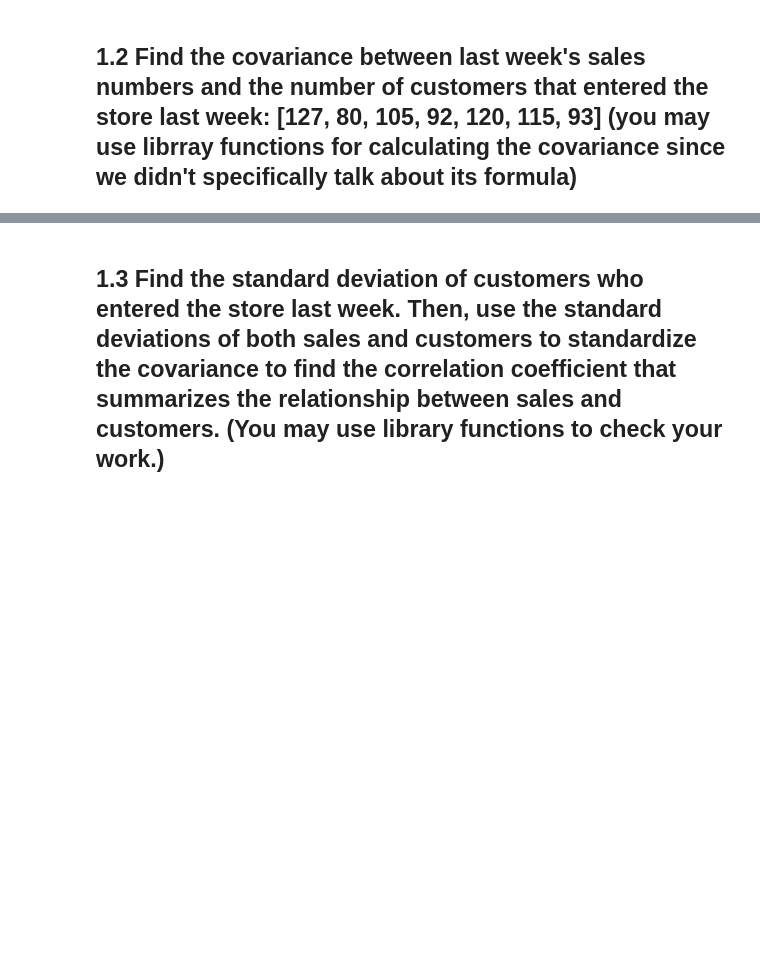
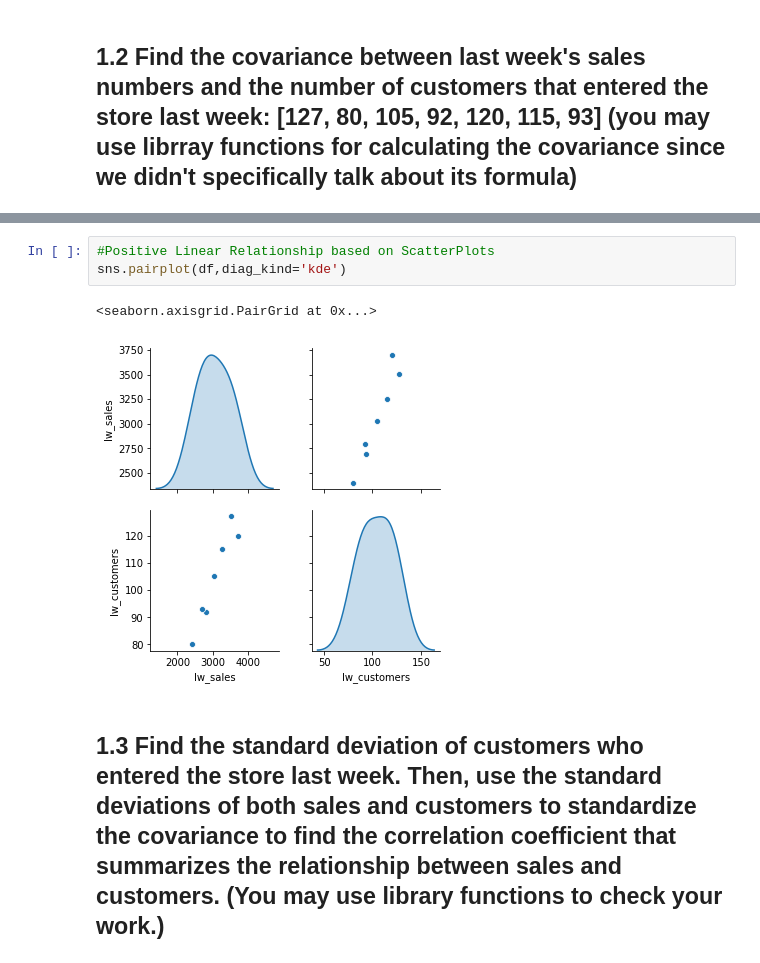
Before and after one commit to erivetna87/DS-Unit-1-Sprint-4-Linear-Algebra, a Jupyter notebook: module2-intermediate-linear-algebra/Intermediate_Linear_Algebra_Assignment.ipynb, the cells around one changed output, grey strips where cells are left out. Drawn from its saved outputs; the diff is of its cells as text; blank space fills up the shorter version.

```diff
--- a/module2-intermediate-linear-algebra/Intermediate_Linear_Algebra_Assignment.ipynb
+++ b/module2-intermediate-linear-algebra/Intermediate_Linear_Algebra_Assignment.ipynb
@@ -83,3 +122,9 @@ TypeError: ignored
+# %%
+#Positive Linear Relationship based on ScatterPlots
+sns.pairplot(df,diag_kind='kde')
+# %% [output]
+<seaborn.axisgrid.PairGrid at 0x...>
+[figure, added]
 # %% [markdown]
 ## 1.3 Find the standard deviation of customers who entered the store last week. Then, use the standard deviations of both sales and customers to standardize the covariance to find the correlation coefficient that summarizes the relationship between sales and customers. (You may use library functions to check your work.)
 # %% [markdown]
```
Also changed, not shown: parts of 11 cells of this notebook.
